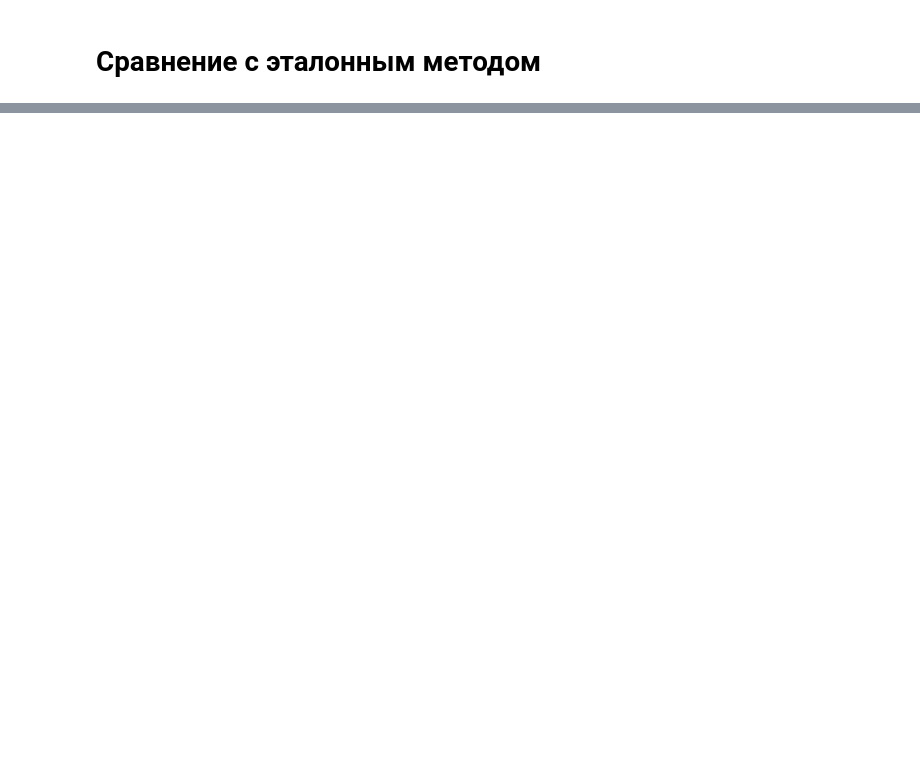
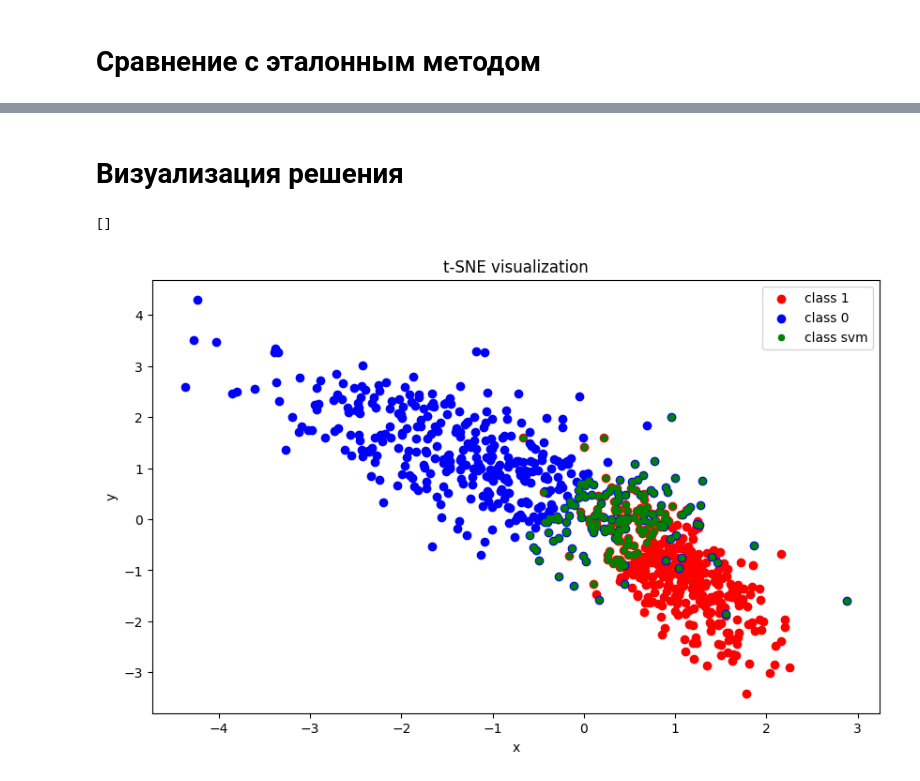
Before and after one commit to itmo-mla/fall-2025, a Jupyter notebook: students/kasiutin-ia/lab3/source/model_inference.ipynb, the cells around one changed output, grey strips where cells are left out. Cells and saved outputs as stored; diff of their text form; code cells hidden in the pictures; blank space fills up the shorter version.

```diff
--- a/students/kasiutin-ia/lab3/source/model_inference.ipynb
+++ b/students/kasiutin-ia/lab3/source/model_inference.ipynb
@@ -68,0 +81,49 @@ f1_score = 0.49230769230769234
+# %% [markdown]
+# Визуализация решения
+# %%
+from sklearn.manifold import TSNE
+
+# X_train_reduced = TSNE(
+#     n_components=2, learning_rate="auto", init="random", perplexity=15
+# ).fit_transform(X_train)
+X_train_reduced = X_train
+
+
+plt.figure(figsize=(10, 6))
+plt.scatter(
+    X_train_reduced[y_train == 1][:, 0],
+    X_train_reduced[y_train == 1][:, 1],
+    c="red",
+    label="class 1",
+)
+plt.scatter(
+    X_train_reduced[y_train == -1][:, 0],
+    X_train_reduced[y_train == -1][:, 1],
+    c="blue",
+    label="class 0",
+)
+
+# plt.scatter(
+#     X_train_reduced[mask][:, 0],
+#     X_train_reduced[mask][:, 1],
+#     c="green",
+#     s=20,
+#     label="class svm",
+# )
+
+plt.scatter(
+    X_train_reduced[mask][:, 0],
+    X_train_reduced[mask][:, 1],
+    c="green",
+    s=20,
+    label="class svm",
+)
+
+plt.title("t-SNE visualization")
+plt.legend()
+plt.xlabel("x")
+plt.ylabel("y")
+plt.plot()
+# %% [output]
+[]
+[figure, added]
```
Also changed, not shown: parts of 9 cells of this notebook, 1 other file.
